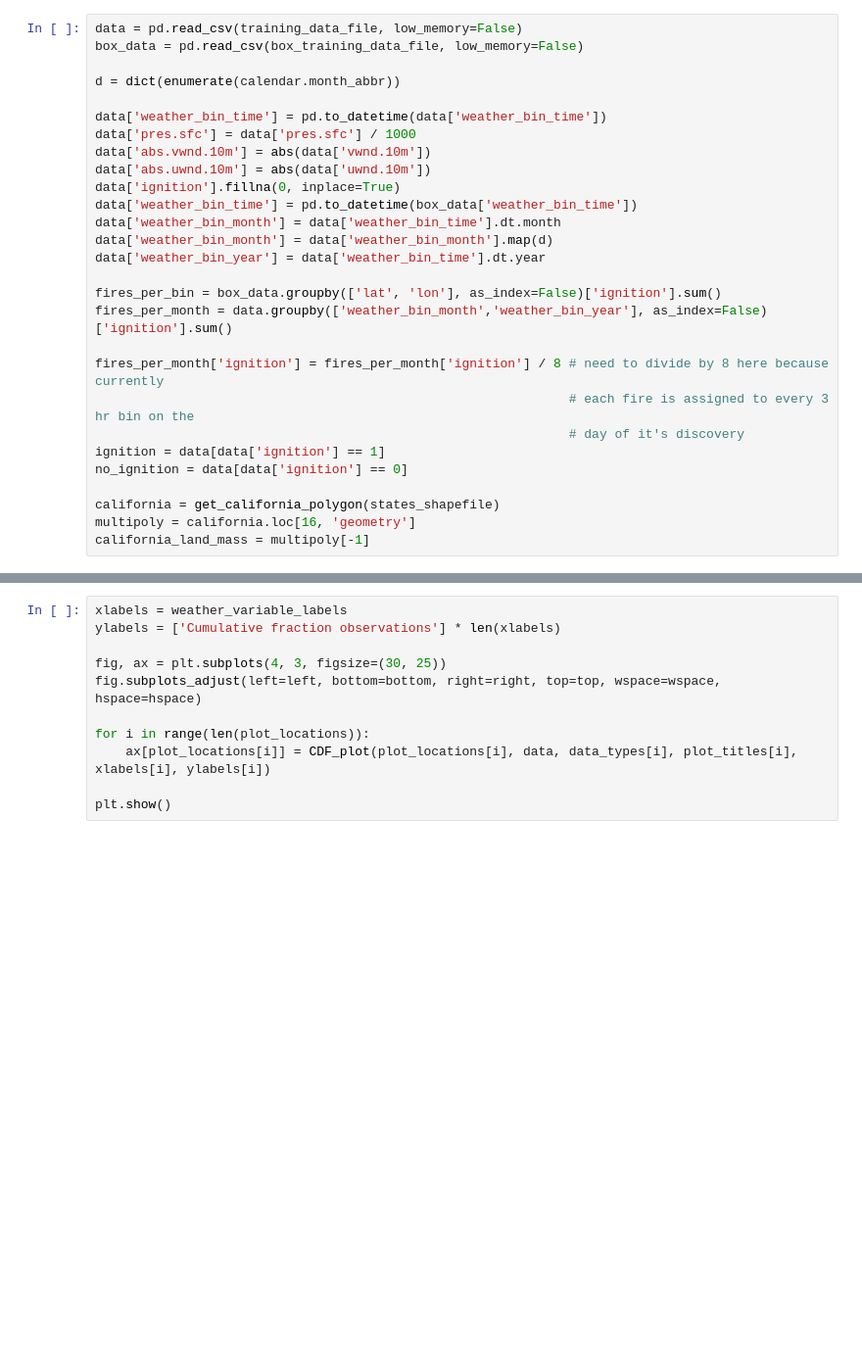
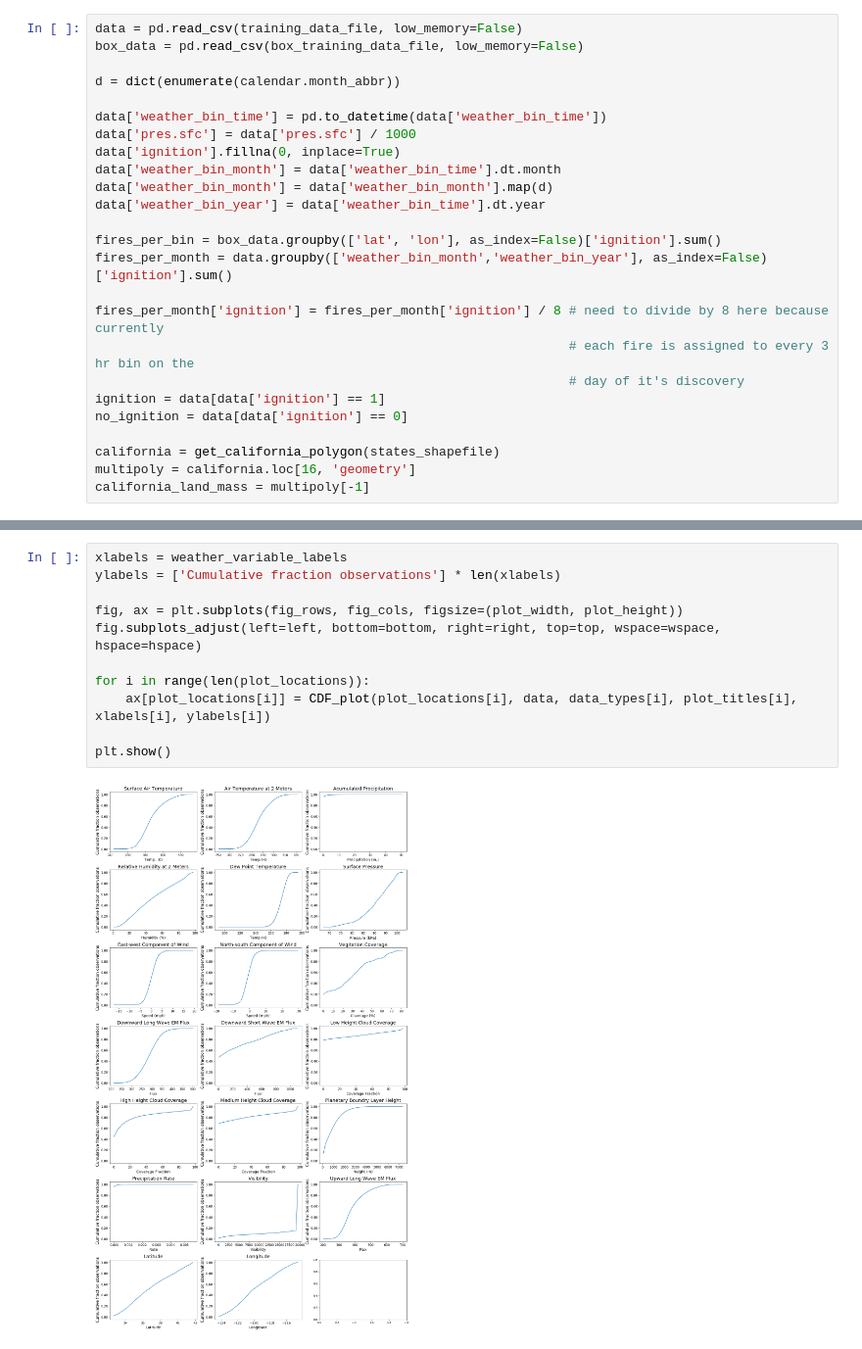
Before and after one commit to aristyogresearch/wildfire, a Jupyter notebook: notebooks/training_data_exploration.ipynb, the cells around one changed output, grey strips where cells are left out. Shown at 98% size. Saved outputs shown, nothing was run; the diff lists cells and outputs as text; blank space fills up the shorter version.

```diff
--- a/notebooks/training_data_exploration.ipynb
+++ b/notebooks/training_data_exploration.ipynb
@@ -172,10 +203,7 @@ d = dict(enumerate(calendar.month_abbr))
 
 data['weather_bin_time'] = pd.to_datetime(data['weather_bin_time'])
 data['pres.sfc'] = data['pres.sfc'] / 1000
-data['abs.vwnd.10m'] = abs(data['vwnd.10m'])
-data['abs.uwnd.10m'] = abs(data['uwnd.10m'])
 data['ignition'].fillna(0, inplace=True)
-data['weather_bin_time'] = pd.to_datetime(box_data['weather_bin_time'])
 data['weather_bin_month'] = data['weather_bin_time'].dt.month
 data['weather_bin_month'] = data['weather_bin_month'].map(d)
 data['weather_bin_year'] = data['weather_bin_time'].dt.year
@@ -284,12 +328,14 @@ ax[1].set_xticklabels([
 # %%
 xlabels = weather_variable_labels
 ylabels = ['Cumulative fraction observations'] * len(xlabels)
 
-fig, ax = plt.subplots(4, 3, figsize=(30, 25))
+fig, ax = plt.subplots(fig_rows, fig_cols, figsize=(plot_width, plot_height))
 fig.subplots_adjust(left=left, bottom=bottom, right=right, top=top, wspace=wspace, hspace=hspace)
 
 for i in range(len(plot_locations)):
     ax[plot_locations[i]] = CDF_plot(plot_locations[i], data, data_types[i], plot_titles[i], xlabels[i], ylabels[i])
 
 plt.show()
+# %% [output]
+[figure, added]
 # %%
```
Also changed, not shown: parts of 10 cells of this notebook, 3 other files.
